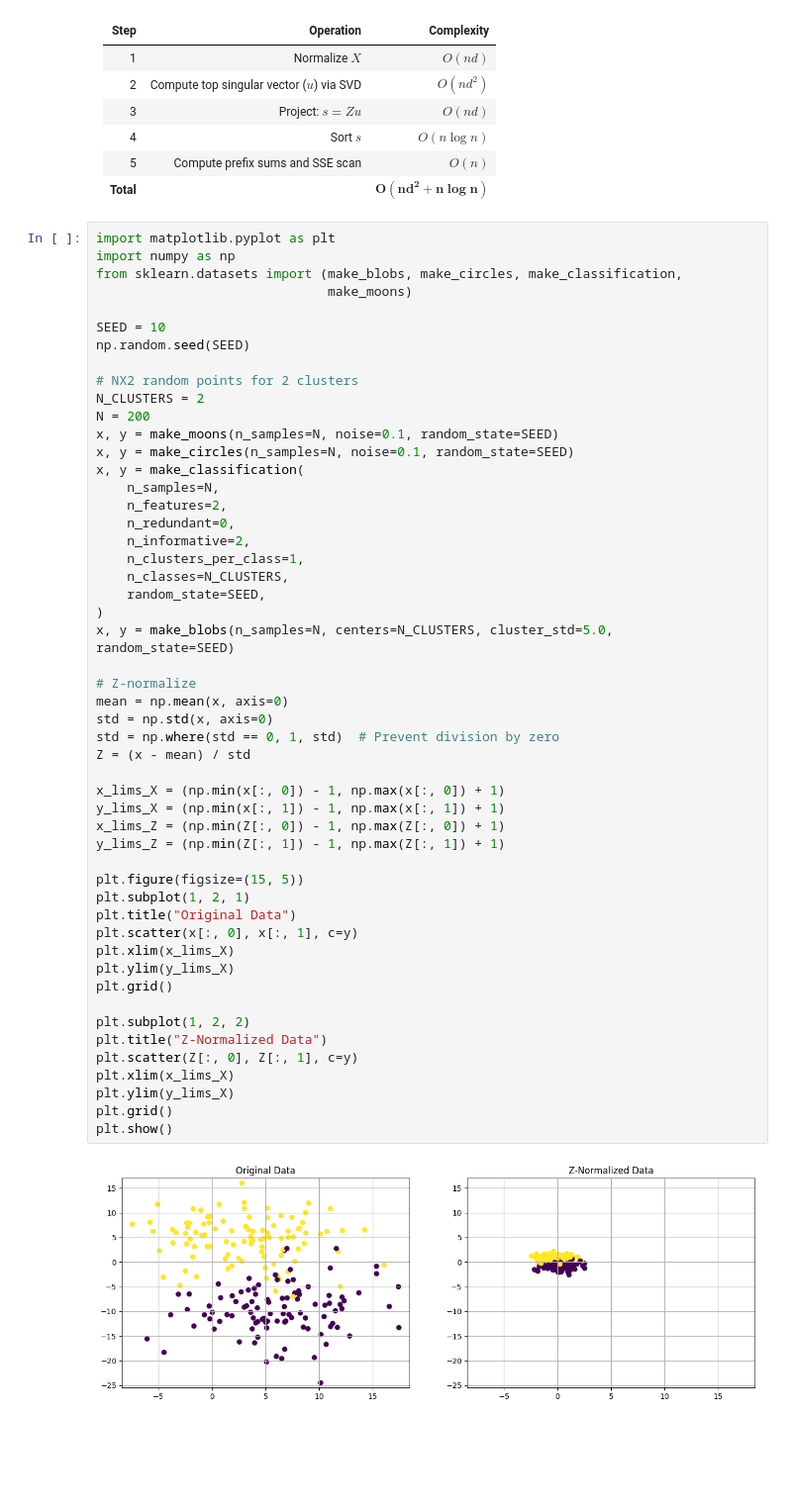
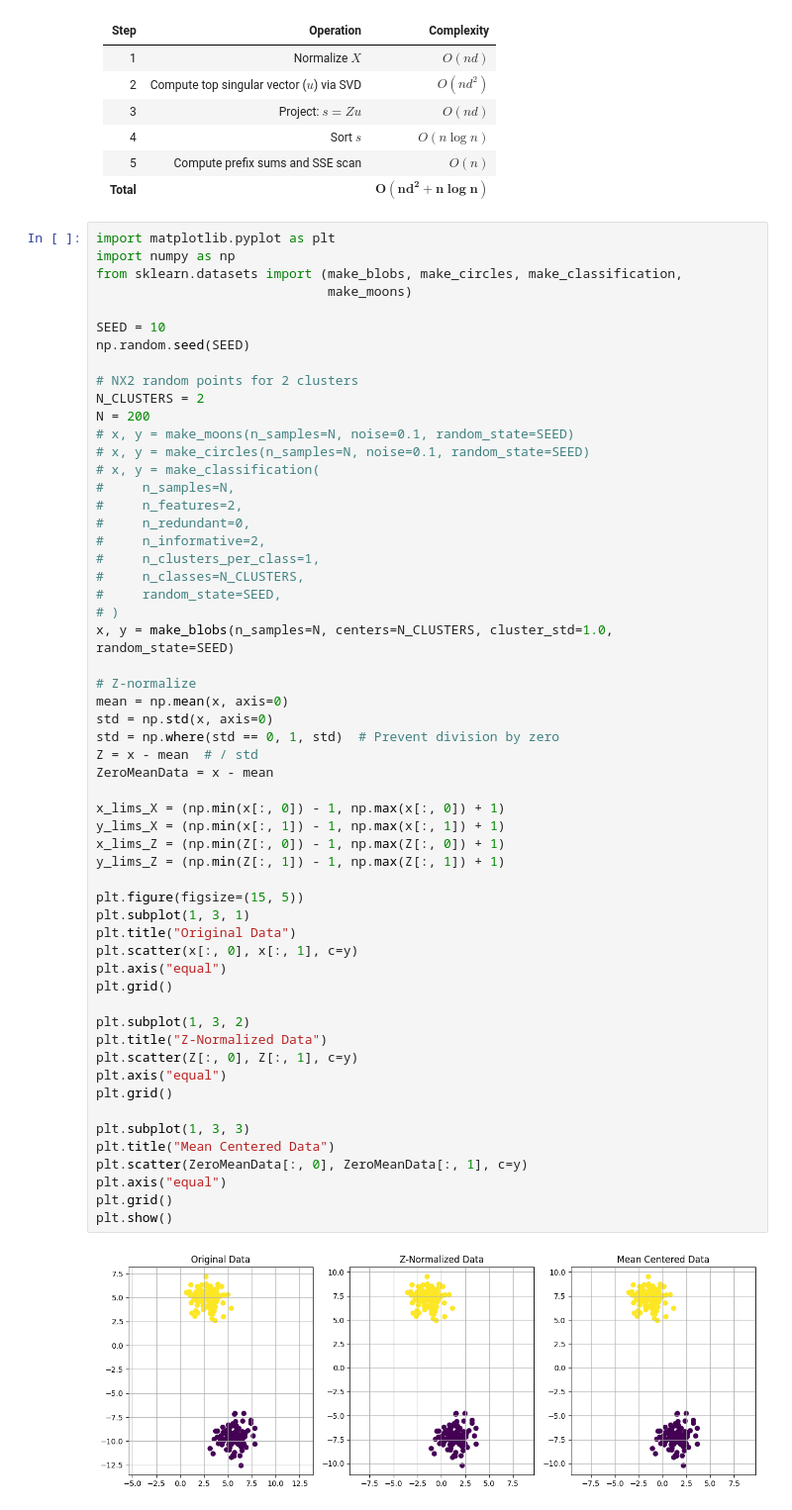
Before and after one commit to ut-padas/affini, a Jupyter notebook: docs/Two-Means PCA.ipynb, the cells around one changed output. Shown at 99% size. Cells and saved outputs as stored; diff of their text form; blank space fills up the shorter version.

```diff
--- a/docs/Two-Means PCA.ipynb
+++ b/docs/Two-Means PCA.ipynb
@@ -166,53 +166,58 @@ import numpy as np
 from sklearn.datasets import (make_blobs, make_circles, make_classification,
                               make_moons)
 
 SEED = 10
 np.random.seed(SEED)
 
 # NX2 random points for 2 clusters
 N_CLUSTERS = 2
 N = 200
-x, y = make_moons(n_samples=N, noise=0.1, random_state=SEED)
-x, y = make_circles(n_samples=N, noise=0.1, random_state=SEED)
-x, y = make_classification(
-    n_samples=N,
-    n_features=2,
-    n_redundant=0,
-    n_informative=2,
-    n_clusters_per_class=1,
-    n_classes=N_CLUSTERS,
-    random_state=SEED,
-)
-x, y = make_blobs(n_samples=N, centers=N_CLUSTERS, cluster_std=5.0, random_state=SEED)
+# x, y = make_moons(n_samples=N, noise=0.1, random_state=SEED)
+# x, y = make_circles(n_samples=N, noise=0.1, random_state=SEED)
+# x, y = make_classification(
+#     n_samples=N,
+#     n_features=2,
+#     n_redundant=0,
+#     n_informative=2,
+#     n_clusters_per_class=1,
+#     n_classes=N_CLUSTERS,
+#     random_state=SEED,
+# )
+x, y = make_blobs(n_samples=N, centers=N_CLUSTERS, cluster_std=1.0, random_state=SEED)
 
 # Z-normalize
 mean = np.mean(x, axis=0)
 std = np.std(x, axis=0)
 std = np.where(std == 0, 1, std)  # Prevent division by zero
-Z = (x - mean) / std
+Z = x - mean  # / std
+ZeroMeanData = x - mean
 
 x_lims_X = (np.min(x[:, 0]) - 1, np.max(x[:, 0]) + 1)
 y_lims_X = (np.min(x[:, 1]) - 1, np.max(x[:, 1]) + 1)
 x_lims_Z = (np.min(Z[:, 0]) - 1, np.max(Z[:, 0]) + 1)
 y_lims_Z = (np.min(Z[:, 1]) - 1, np.max(Z[:, 1]) + 1)
 
 plt.figure(figsize=(15, 5))
-plt.subplot(1, 2, 1)
+plt.subplot(1, 3, 1)
 plt.title("Original Data")
 plt.scatter(x[:, 0], x[:, 1], c=y)
-plt.xlim(x_lims_X)
-plt.ylim(y_lims_X)
+plt.axis("equal")
 plt.grid()
 
-plt.subplot(1, 2, 2)
+plt.subplot(1, 3, 2)
 plt.title("Z-Normalized Data")
 plt.scatter(Z[:, 0], Z[:, 1], c=y)
-plt.xlim(x_lims_X)
-plt.ylim(y_lims_X)
+plt.axis("equal")
+plt.grid()
+
+plt.subplot(1, 3, 3)
+plt.title("Mean Centered Data")
+plt.scatter(ZeroMeanData[:, 0], ZeroMeanData[:, 1], c=y)
+plt.axis("equal")
 plt.grid()
 plt.show()
 # %% [output]
-[figure, old version]
+[figure, new version]
 # %%
 # Compute covariance matrix
 sigma = (1 / N) * (Z.T @ Z)
```
Also changed, not shown: parts of 8 cells of this notebook.
